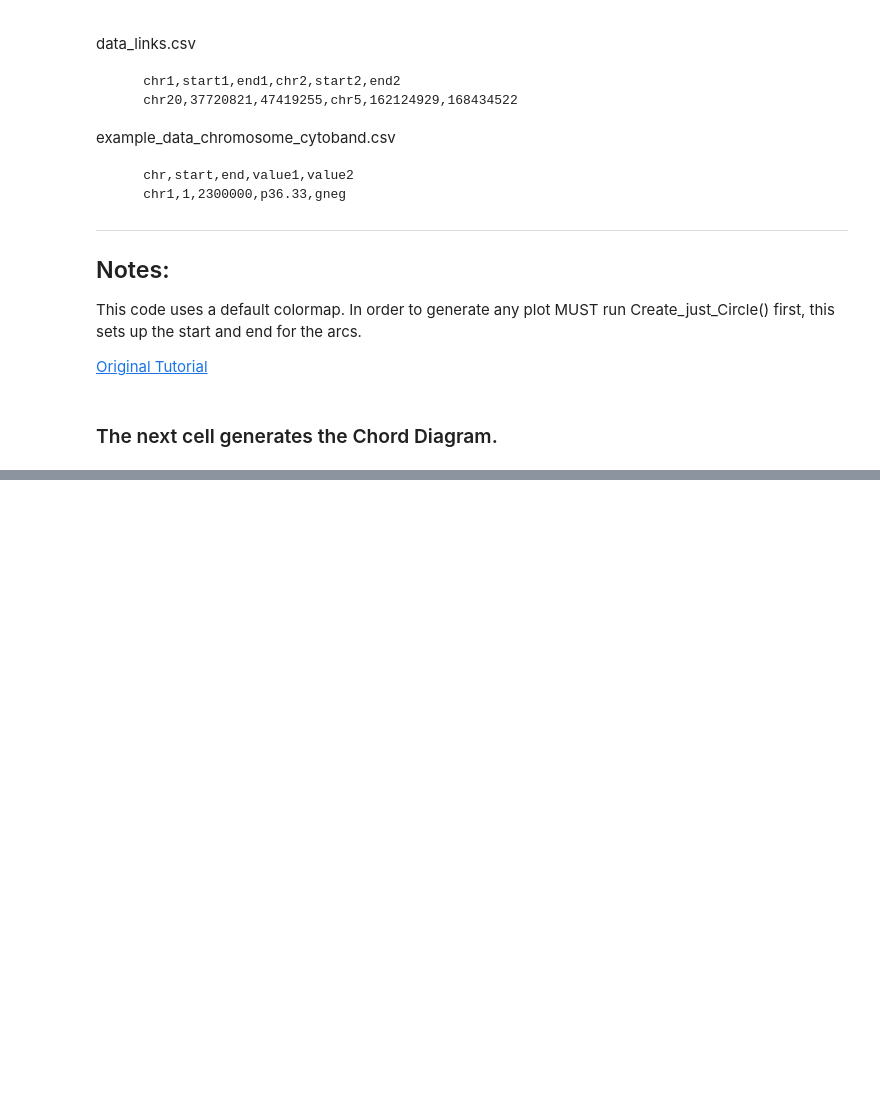
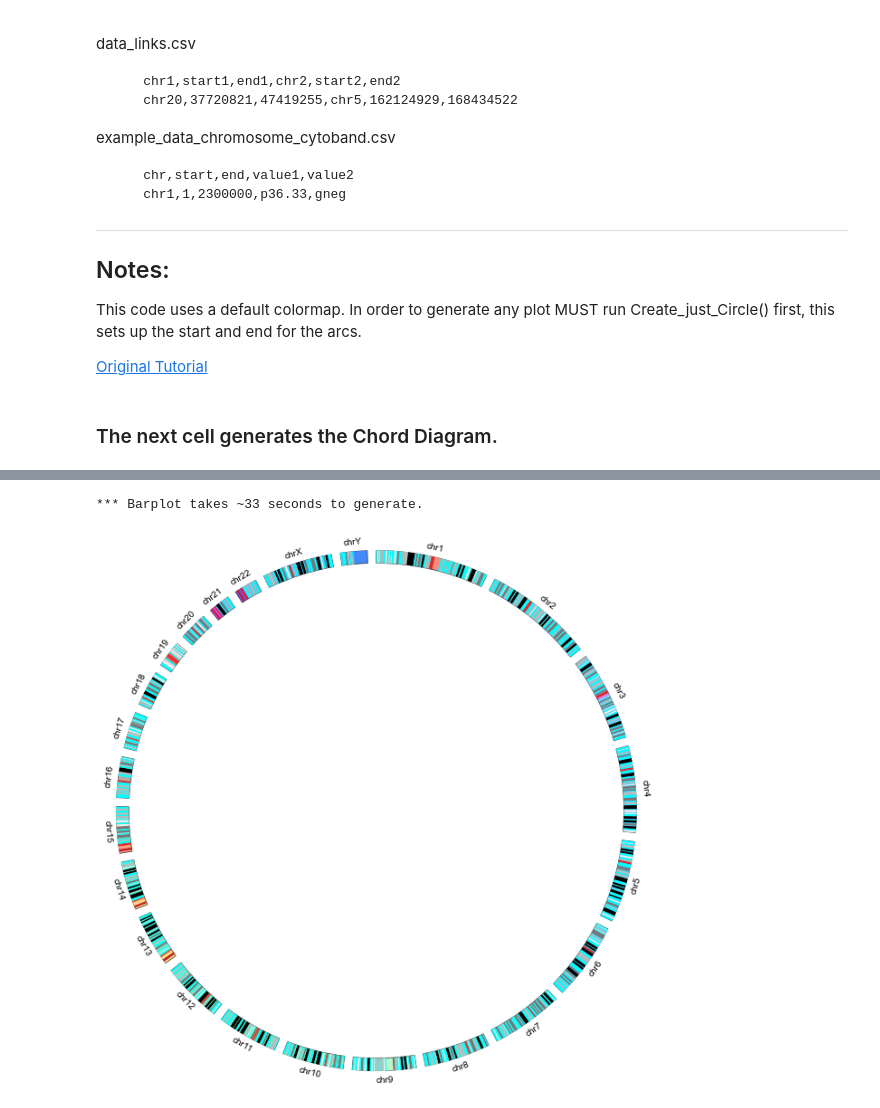
Before and after one commit to britzinger/chord_example, a Jupyter notebook: chord_example.ipynb, the cells around one changed output, grey strips where cells are left out. Drawn from its saved outputs; the diff is of its cells as text; code cells hidden in the pictures; blank space fills up the shorter version.

Commit message:
link to hex value of color names

```diff
--- a/chord_example.ipynb
+++ b/chord_example.ipynb
@@ -157,0 +158,14 @@ circle = Create_Chord_Diagram( start_end_file, link_file, bar_file, bar_colors )
+# %%
+start_end_file = 'data_chromosome_general.csv'
+link_file = 'data_links.csv'
+bar_file = 'data_chromosome_general.csv'
+bar_colors   = {"gneg":"#00FFFF", "gpos25":"#EEEEEE", "gpos50":"#BBBBBB", "gpos75":"#777777", "gpos100":"#000000", "gvar":"#FFFFFF00", "stalk":"#C01E27",
+               "acen":"#D82322"}
+# THIS MAPS HEX COLORS WITH NAMED COLORS
+# https://www.webucator.com/article/python-color-constants-module/
+# test of colors
+link_file = None
+circle = Create_Chord_Diagram( start_end_file, link_file, bar_file, bar_colors )
+# %% [output]
+*** Barplot takes ~33 seconds to generate.
+[figure, added]
```
Also changed, not shown: parts of 1 cell of this notebook.
